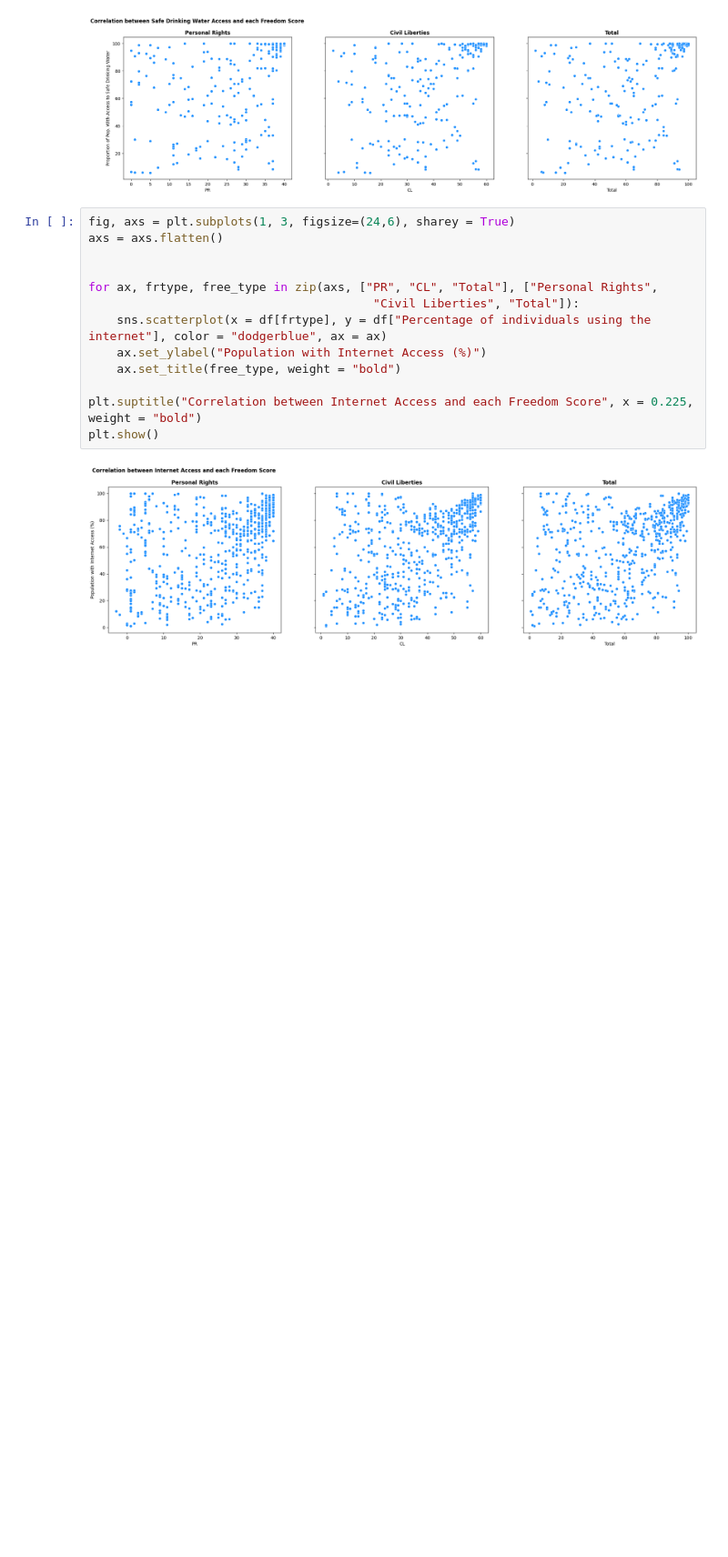
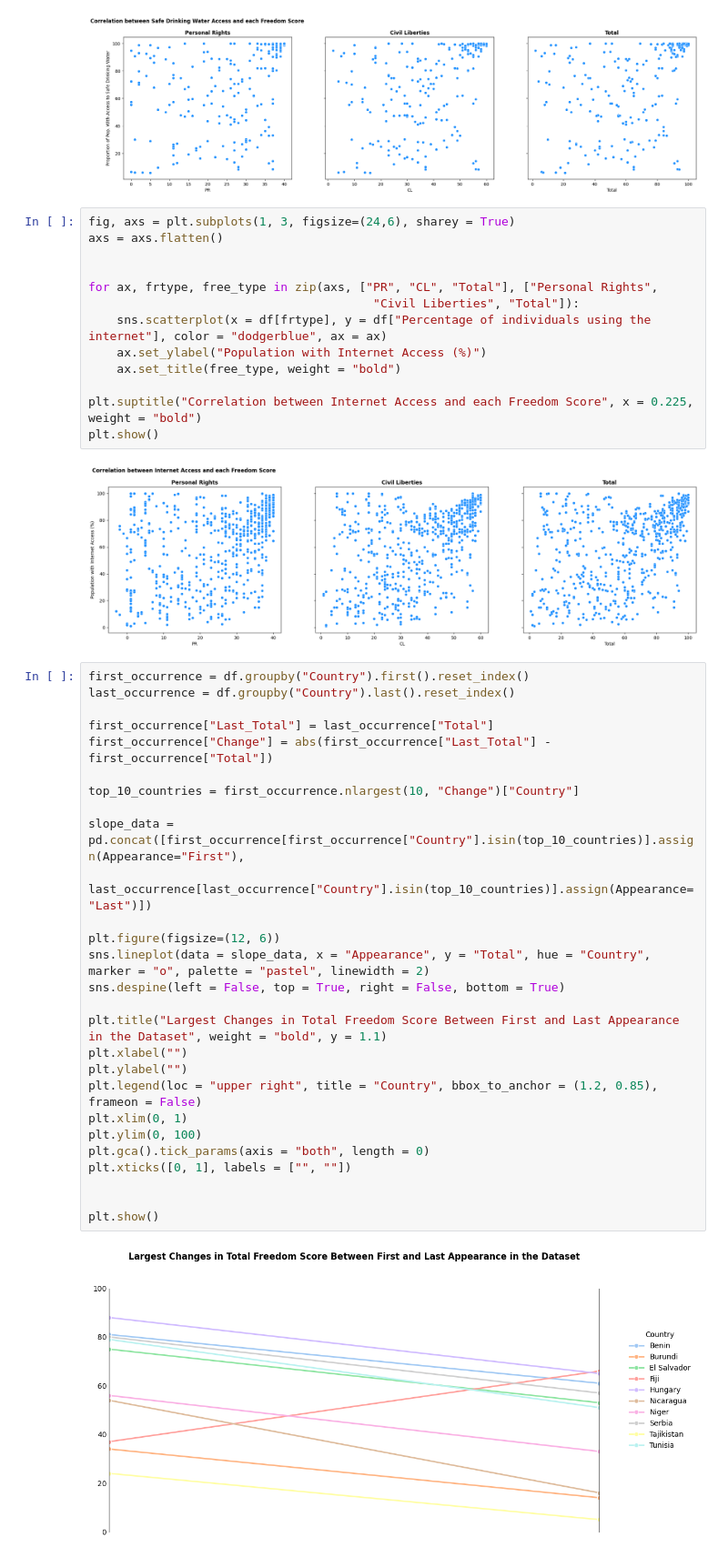
Before and after one commit to AidanMayhue/ml_3021_project, a Jupyter notebook: EDA/EDA.ipynb, the cells around one changed output. Shown at 91% size. Drawn from its saved outputs; the diff is of its cells as text; blank space fills up the shorter version.

```diff
--- a/EDA/EDA.ipynb
+++ b/EDA/EDA.ipynb
@@ -193,3 +193,32 @@ plt.suptitle("Correlation between Internet Access and each Freedom Score", x = 0
 plt.show()
 # %% [output]
 [figure]
+# %%
+first_occurrence = df.groupby("Country").first().reset_index()
+last_occurrence = df.groupby("Country").last().reset_index()
+
+first_occurrence["Last_Total"] = last_occurrence["Total"]
+first_occurrence["Change"] = abs(first_occurrence["Last_Total"] - first_occurrence["Total"])
+
+top_10_countries = first_occurrence.nlargest(10, "Change")["Country"]
+
+slope_data = pd.concat([first_occurrence[first_occurrence["Country"].isin(top_10_countries)].assign(Appearance="First"),
+    last_occurrence[last_occurrence["Country"].isin(top_10_countries)].assign(Appearance="Last")])
+
+plt.figure(figsize=(12, 6))
+sns.lineplot(data = slope_data, x = "Appearance", y = "Total", hue = "Country", marker = "o", palette = "pastel", linewidth = 2)
+sns.despine(left = False, top = True, right = False, bottom = True)
+
+plt.title("Largest Changes in Total Freedom Score Between First and Last Appearance in the Dataset", weight = "bold", y = 1.1)
+plt.xlabel("")
+plt.ylabel("")
+plt.legend(loc = "upper right", title = "Country", bbox_to_anchor = (1.2, 0.85), frameon = False)
+plt.xlim(0, 1)
+plt.ylim(0, 100)
+plt.gca().tick_params(axis = "both", length = 0)
+plt.xticks([0, 1], labels = ["", ""])
+
+
+plt.show()
+# %% [output]
+[figure, added]
```
Also changed, not shown: parts of 3 cells of this notebook, 2 other files.
